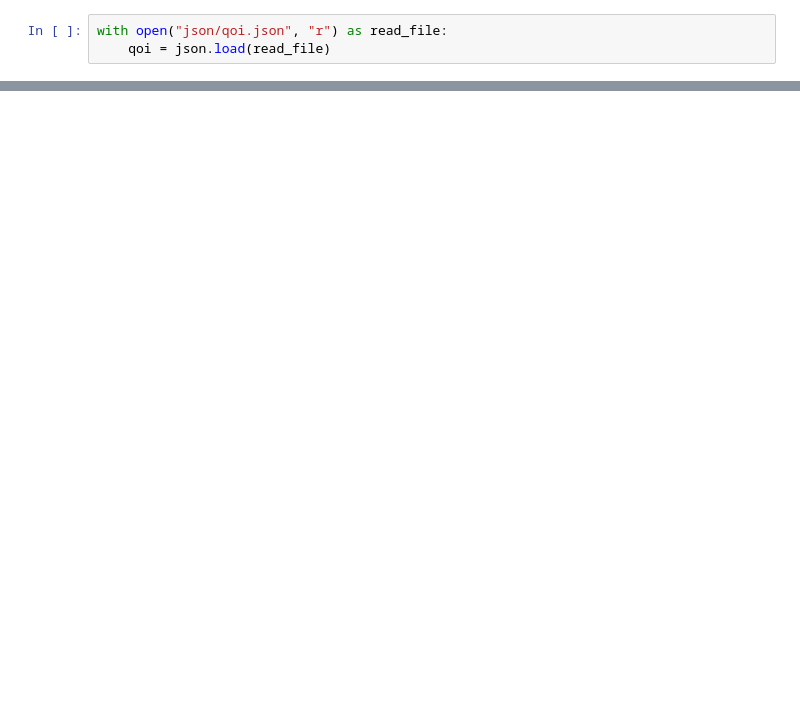
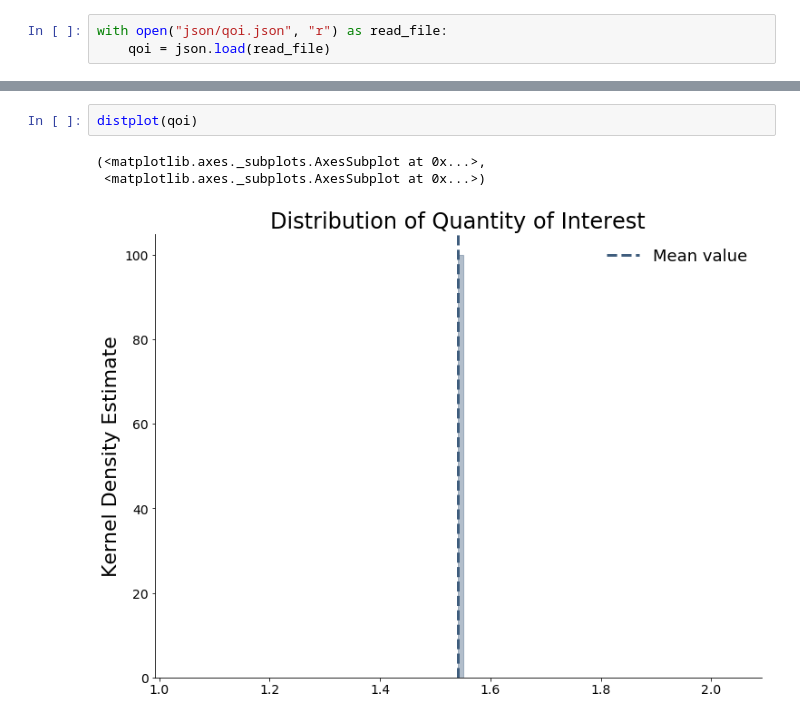
Before and after one commit to fagan2888/numerical-toolbox-uncertainty-quantification, a Jupyter notebook: uncertainty-quantification/sandbox.ipynb, the cells around one changed output, grey strips where cells are left out. Saved outputs shown, nothing was run; the diff lists cells and outputs as text; blank space fills up the shorter version.

```diff
--- a/uncertainty-quantification/sandbox.ipynb
+++ b/uncertainty-quantification/sandbox.ipynb
@@ -34,0 +40,6 @@ custom_distplot(QoI_list)
+# %%
+distplot(qoi)
+# %% [output]
+(<matplotlib.axes._subplots.AxesSubplot at 0x...>,
+ <matplotlib.axes._subplots.AxesSubplot at 0x...>)
+[figure, added]
```
Also changed, not shown: parts of 11 cells of this notebook, 10 other files.
